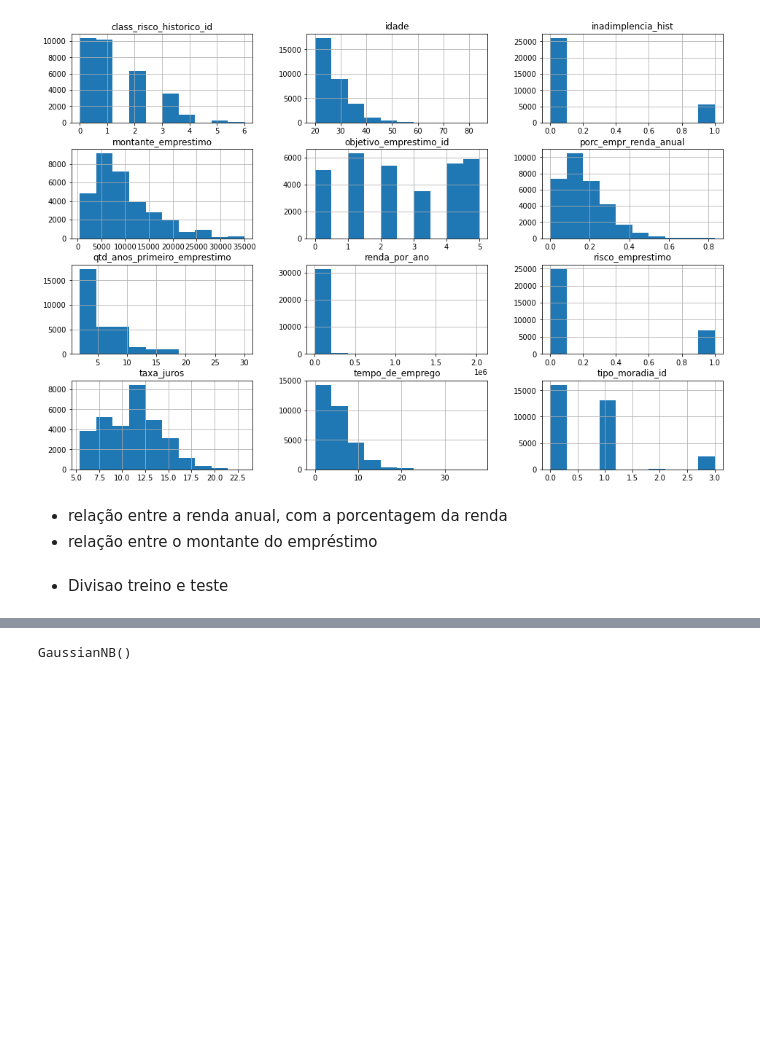
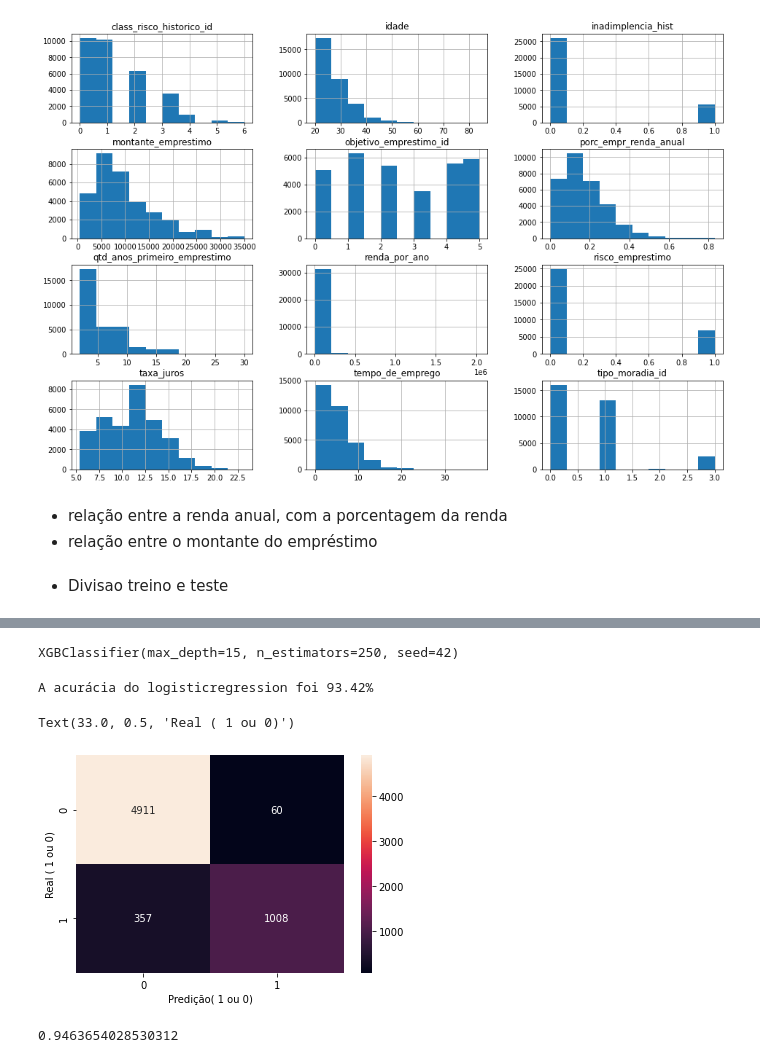
Before and after one commit to robertferro/analisando_risco_credito, a Jupyter notebook: risco_de_credito.ipynb, the cells around one changed output, grey strips where cells are left out. Saved outputs shown, nothing was run; the diff lists cells and outputs as text; code cells hidden in the pictures; blank space fills up the shorter version.

```diff
--- a/risco_de_credito.ipynb
+++ b/risco_de_credito.ipynb
@@ -278,3 +304,6 @@ Y = df['risco_emprestimo']
+# %%
+X = dados_ml.drop('risco_emprestimo',axis=1)
+Y = dados_ml['risco_emprestimo']
 # %%
 from sklearn.model_selection import train_test_split
 # %%
@@ -286,4 +376,6 @@ gnb = GaussianNB()
+# %%
+clf = XGBClassifier(max_depth=15,n_estimators=250,seed=42)
 # %%
-gnb.fit(X_treino,Y_treino)
+clf.fit(X_treino, Y_treino)
 # %% [output]
-GaussianNB()
+XGBClassifier(max_depth=15, n_estimators=250, seed=42)
@@ -291,0 +382,22 @@ y_pred = gnb.predict(np.array(Y_teste).reshape((-1,1)))
+# %%
+y_pred = clf.predict(X_teste)
+acuracia = clf.score(X_teste, Y_teste) * 100
+
+print('A acurácia do XGBCLassifier foi %.2f%%' % acuracia)
+# %% [output]
+A acurácia do logisticregression foi 93.42%
+# %%
+cm=confusion_matrix(Y_teste, y_pred)
+sns.heatmap(cm, annot=True, fmt='g')
+
+plt.xlabel('Predição( 1 ou 0)')
+plt.ylabel('Real ( 1 ou 0)')
+# %% [output]
+Text(33.0, 0.5, 'Real ( 1 ou 0)')
+[figure, added]
+# %%
+y_proba = clf.predict_proba(X_teste)[:,1]
+roc_auc = roc_auc_score(Y_teste, y_proba)
+roc_auc
+# %% [output]
+0.9463654028530312
```
Also changed, not shown: parts of 9 cells of this notebook.
